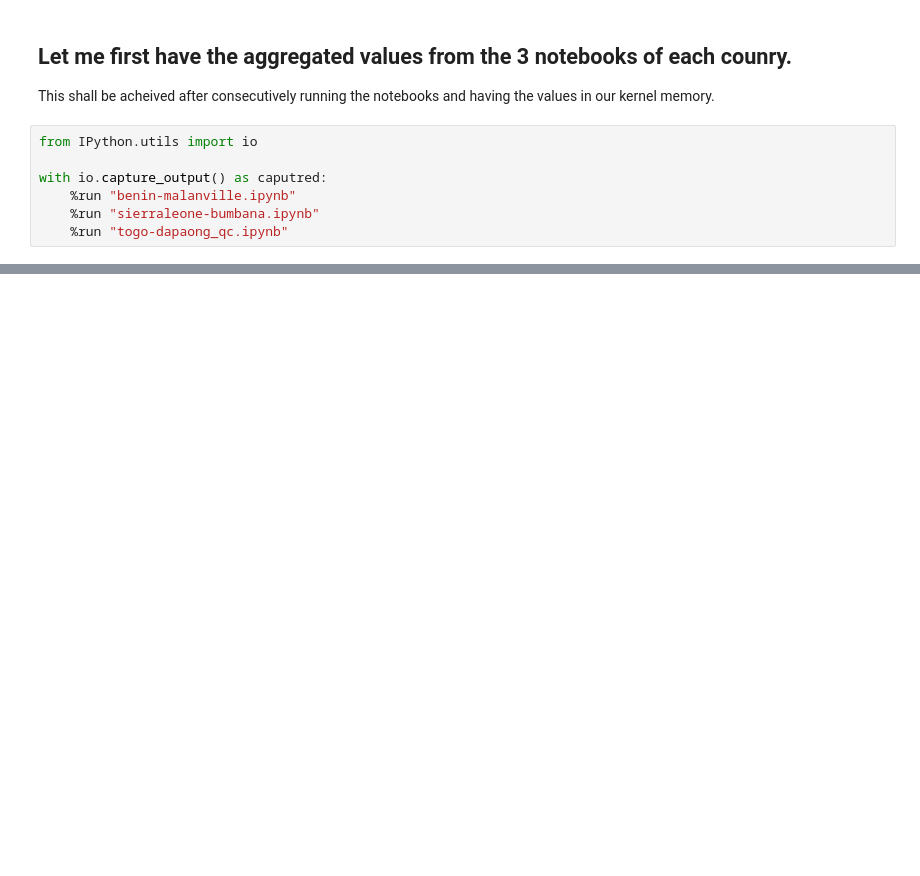
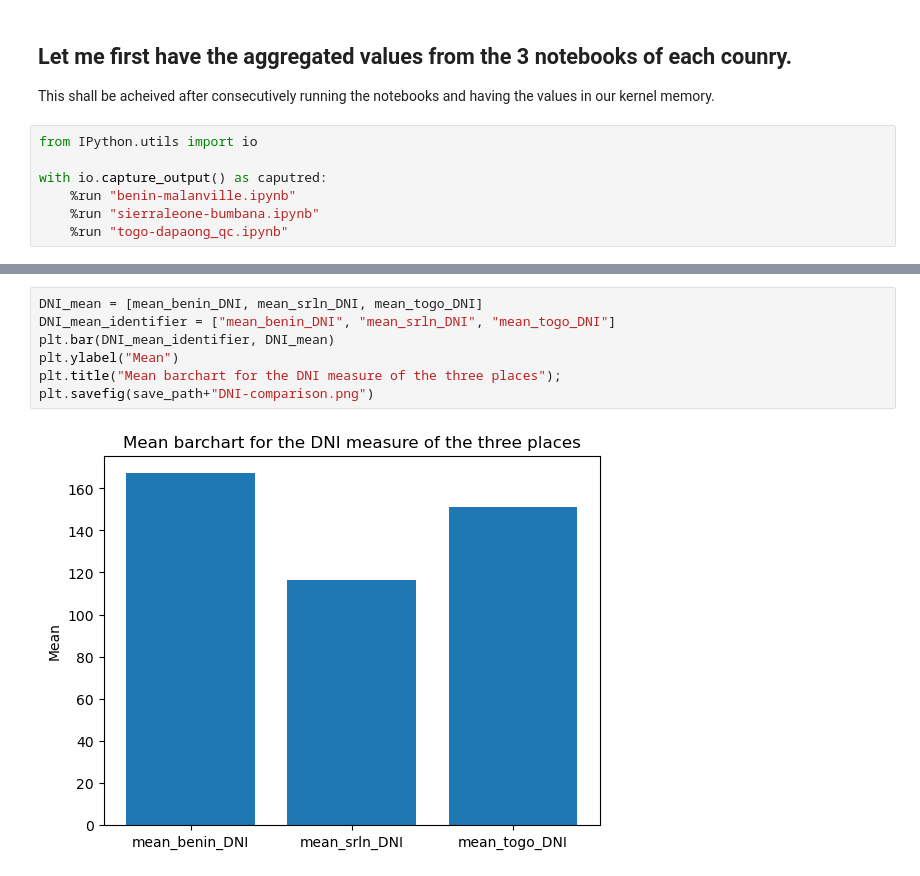
Before and after one commit to codeWithKal/KAIM-Week-0-Challenge, a Jupyter notebook: notebooks/EDA.ipynb, the cells around one changed output, grey strips where cells are left out. Saved outputs shown, nothing was run; the diff lists cells and outputs as text; blank space fills up the shorter version.

```diff
--- a/notebooks/EDA.ipynb
+++ b/notebooks/EDA.ipynb
@@ -38,0 +39,9 @@ plt.plot(df_benin.describe())
+# %%
+DNI_mean = [mean_benin_DNI, mean_srln_DNI, mean_togo_DNI]
+DNI_mean_identifier = ["mean_benin_DNI", "mean_srln_DNI", "mean_togo_DNI"]
+plt.bar(DNI_mean_identifier, DNI_mean)
+plt.ylabel("Mean")
+plt.title("Mean barchart for the DNI measure of the three places");
+plt.savefig(save_path+"DNI-comparison.png")
+# %% [output]
+[figure, added]
```
Also changed, not shown: parts of 9 cells of this notebook.
